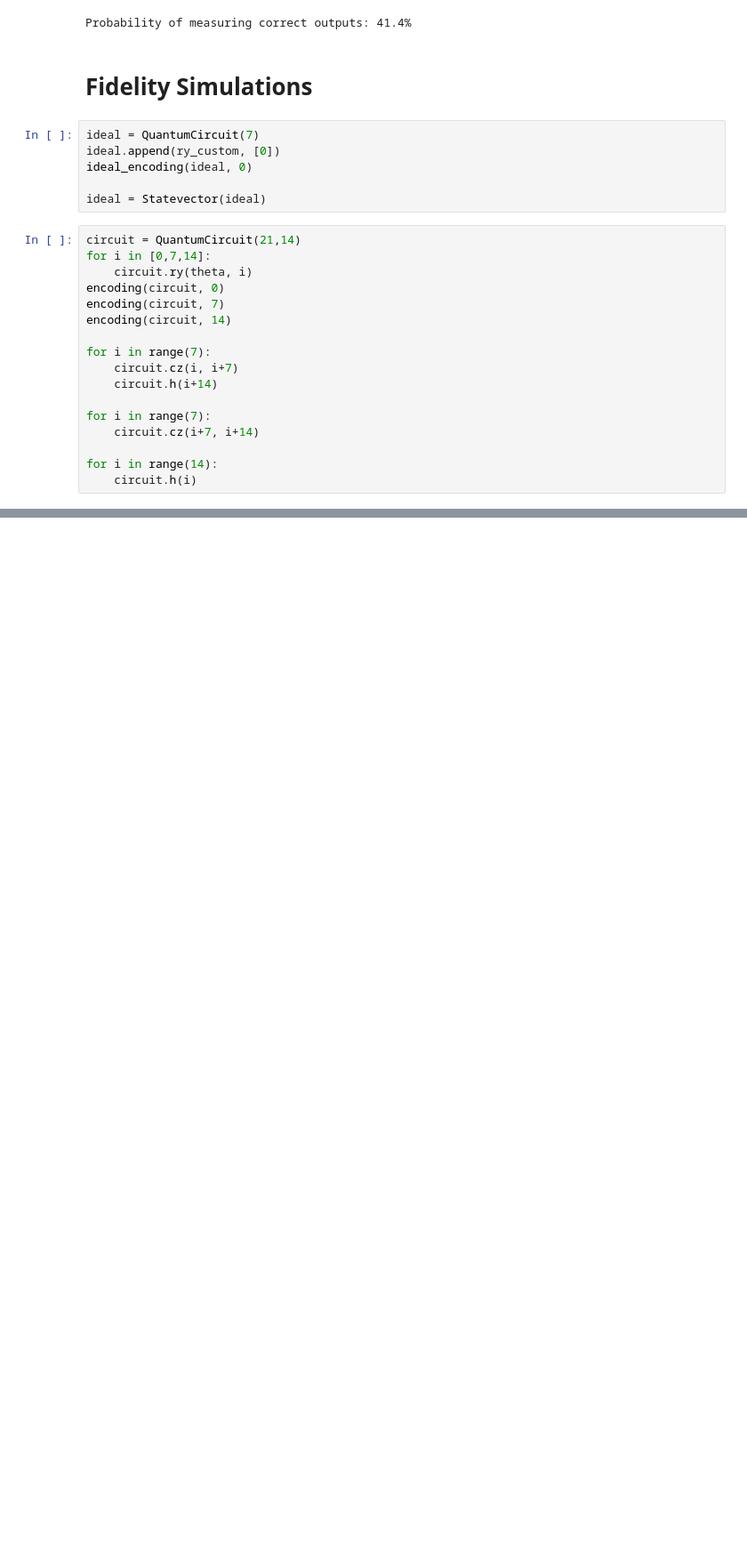
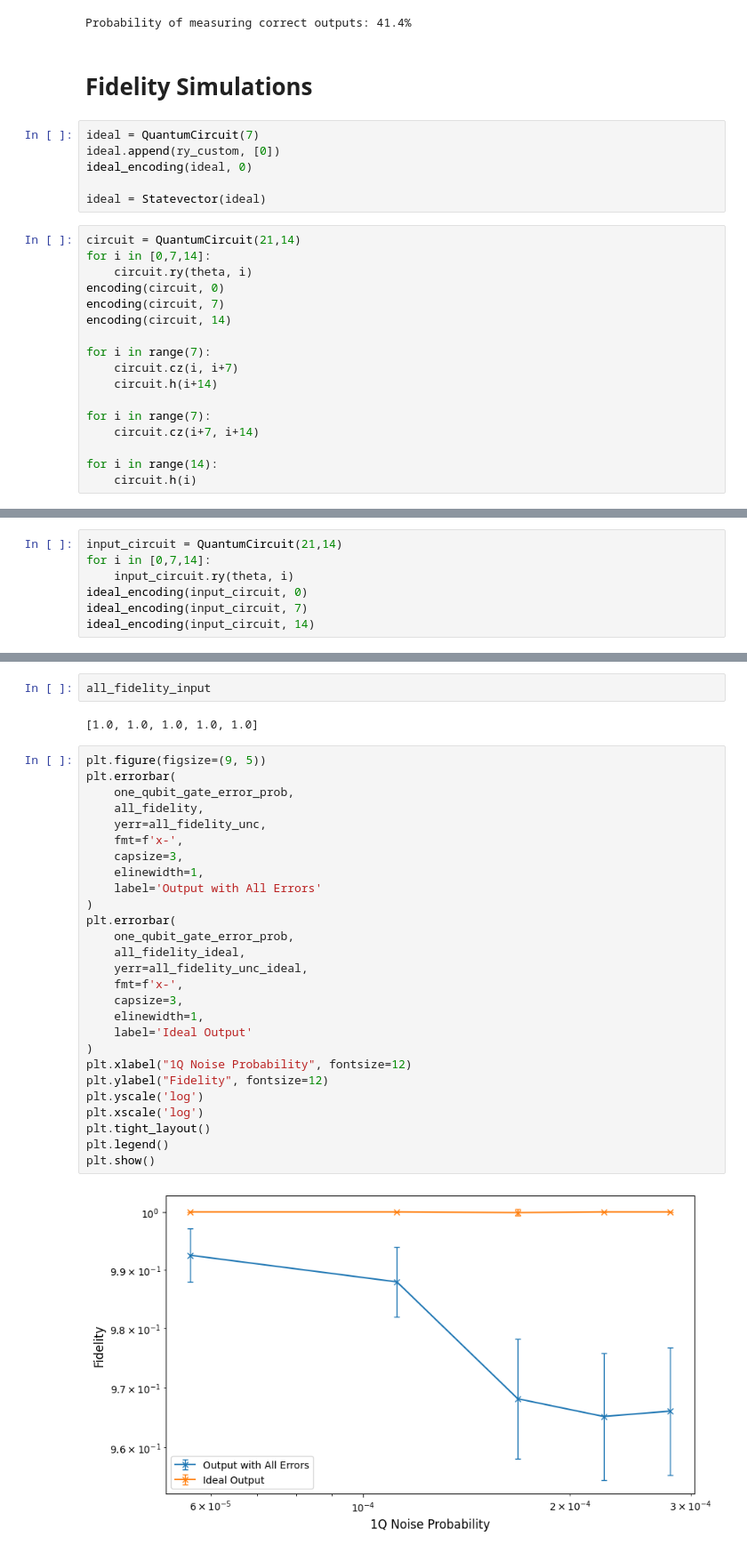
Before and after one commit to Sal7ySalt/Smallest-MSD-Protocol, a Jupyter notebook: Steane/21_qubits.ipynb, the cells around one changed output, grey strips where cells are left out. Shown at 89% size. Saved outputs shown, nothing was run; the diff lists cells and outputs as text; blank space fills up the shorter version.

```diff
--- a/Steane/21_qubits.ipynb
+++ b/Steane/21_qubits.ipynb
@@ -293,3 +253,10 @@ print(sumfid/correct)
+# %%
+input_circuit = QuantumCircuit(21,14)
+for i in [0,7,14]:
+    input_circuit.ry(theta, i)
+ideal_encoding(input_circuit, 0)
+ideal_encoding(input_circuit, 7)
+ideal_encoding(input_circuit, 14)
 # %%
 # All errors added
 # 1,000 shots took 40min
@@ -377,0 +408,33 @@ plt.show()
+# %%
+all_fidelity_input
+# %% [output]
+[1.0, 1.0, 1.0, 1.0, 1.0]
+# %%
+plt.figure(figsize=(9, 5))
+plt.errorbar(
+    one_qubit_gate_error_prob,
+    all_fidelity,
+    yerr=all_fidelity_unc,
+    fmt=f'x-',
+    capsize=3,
+    elinewidth=1,
+    label='Output with All Errors'
+)
+plt.errorbar(
+    one_qubit_gate_error_prob,
+    all_fidelity_ideal,
+    yerr=all_fidelity_unc_ideal,
+    fmt=f'x-',
+    capsize=3,
+    elinewidth=1,
+    label='Ideal Output'
+)
+plt.xlabel("1Q Noise Probability", fontsize=12)
+plt.ylabel("Fidelity", fontsize=12)
+plt.yscale('log')
+plt.xscale('log')
+plt.tight_layout()
+plt.legend()
+plt.show()
+# %% [output]
+[figure, added]
```
Also changed, not shown: parts of 10 cells of this notebook, 3 other files.
